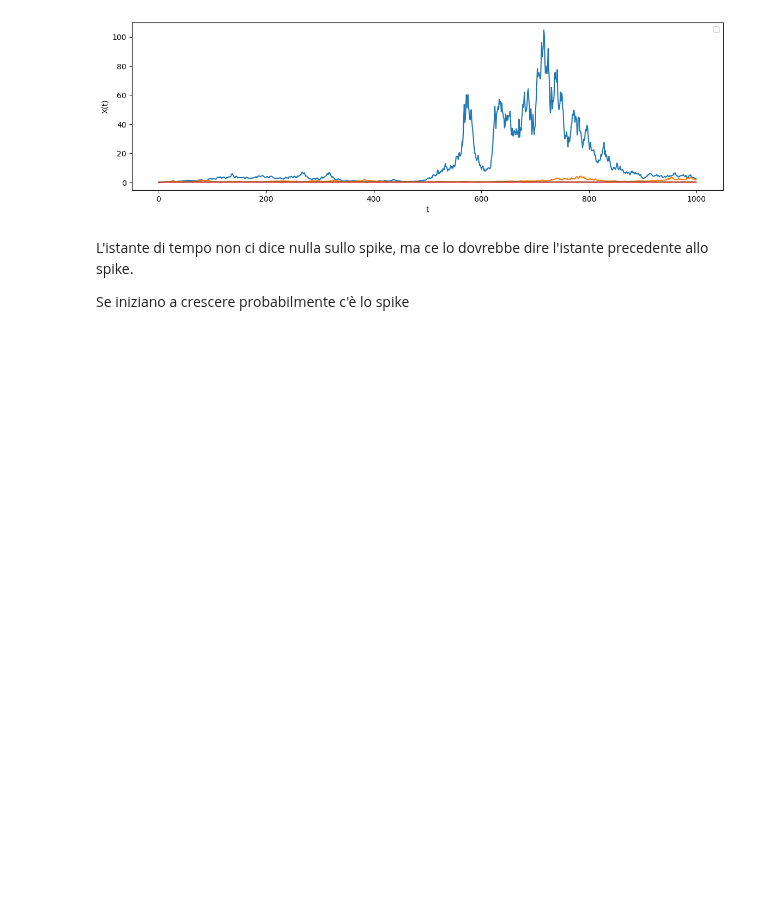
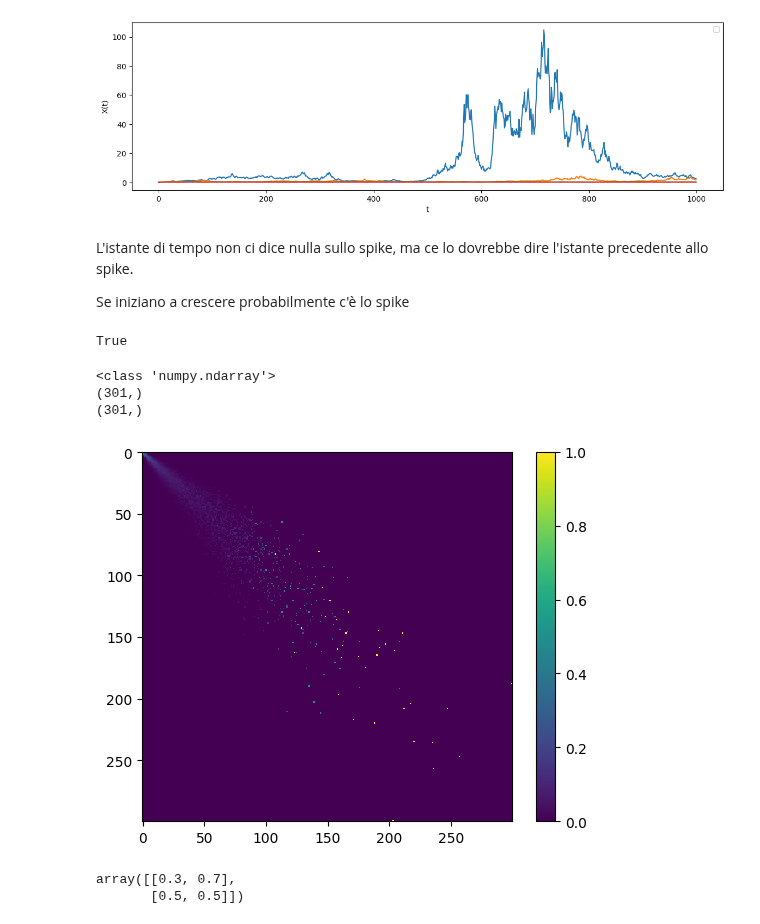
Before and after one commit to falric05/AII-Flare-prediction, a Jupyter notebook: notebooks/Data_inspection.ipynb, the cells around one changed output. Drawn from its saved outputs; the diff is of its cells as text; code cells hidden in the pictures; blank space fills up the shorter version.

```diff
--- a/notebooks/Data_inspection.ipynb
+++ b/notebooks/Data_inspection.ipynb
@@ -168,12 +214,3 @@ plt.legend()
 plt.show()
 # %% [output]
 [figure]
-# %%
-for r in tqdm(range(params['run'])):
-        for s, t, d in product(params['sigma'], params['theta'],params['delta']):
-            for time in range(params['N']):
-            # TODO: just in case add also mu
-            si = params['sigma'].index(s)
-            ti = params['theta'].index(t)
-            di = params['delta'].index(d)
-            grid[r,si,ti,di,:] = milstein_method(t,s,d)
@@ -210,0 +235,45 @@ np.mean(grid, axis=-1)
+# %%
+length = 1000
+x = np.arange(length)
+y = np.ones_like(x)
+start = length//2-1+length%2
+np.all(np.convolve(x,y)[start:start+length] == np.convolve(x,y,'same'))
+# %% [output]
+True
+# %%
+#sigma 0-3,theta 0-3, delta 0-9
+A = grid[:,0,1,7,:]
+actual_df = pd.DataFrame(A[:,:params['N']-1].flatten(), columns=['Actual_value'])
+next_df = pd.DataFrame(A[:,1:].flatten(), columns=['Next_value'])
+actual_next_df = pd.concat([actual_df, next_df], axis=1)
+# h, xedges, yedges, _ = plt.hist2d(actual_next_df.Actual_value, actual_next_df.Next_value, bins=(300, 300), cmap=plt.cm.jet)
+h, xedges, y_edges = np.histogram2d(actual_next_df.Actual_value, actual_next_df.Next_value, bins=(300, 300))
+#plt.colorbar()
+#plt.show()
+#plt.imshow(h, interpolation='none')
+#plt.show()
+print(type(h))
+print(xedges.shape)
+print(yedges.shape)
+denominator = h.sum(axis=0)
+denominator[denominator==0] = 1
+h = h / denominator
+plt.imshow(h, interpolation='none')
+plt.colorbar()
+plt.show()
+
+#the more delta increases the more the ouput value around 0??
+# %% [output]
+<class 'numpy.ndarray'>
+(301,)
+(301,)
+[figure, added]
+# %%
+h = np.array([[3,7],[1,1]]).T
+denominator = h.sum(axis=0)
+denominator[denominator==0] = 1
+h = h / denominator
+h.T
+# %% [output]
+array([[0.3, 0.7],
+       [0.5, 0.5]])
```
Also changed, not shown: parts of 12 cells of this notebook.
